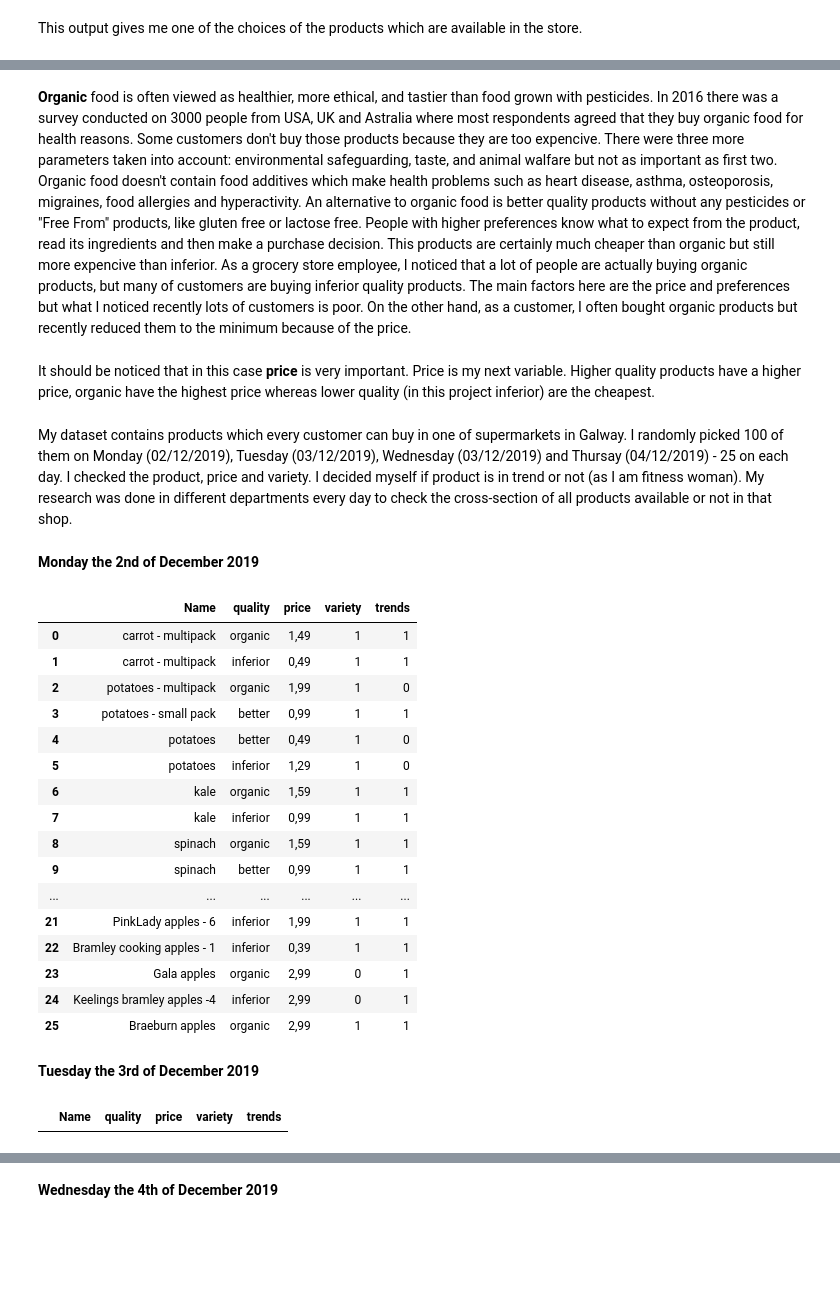
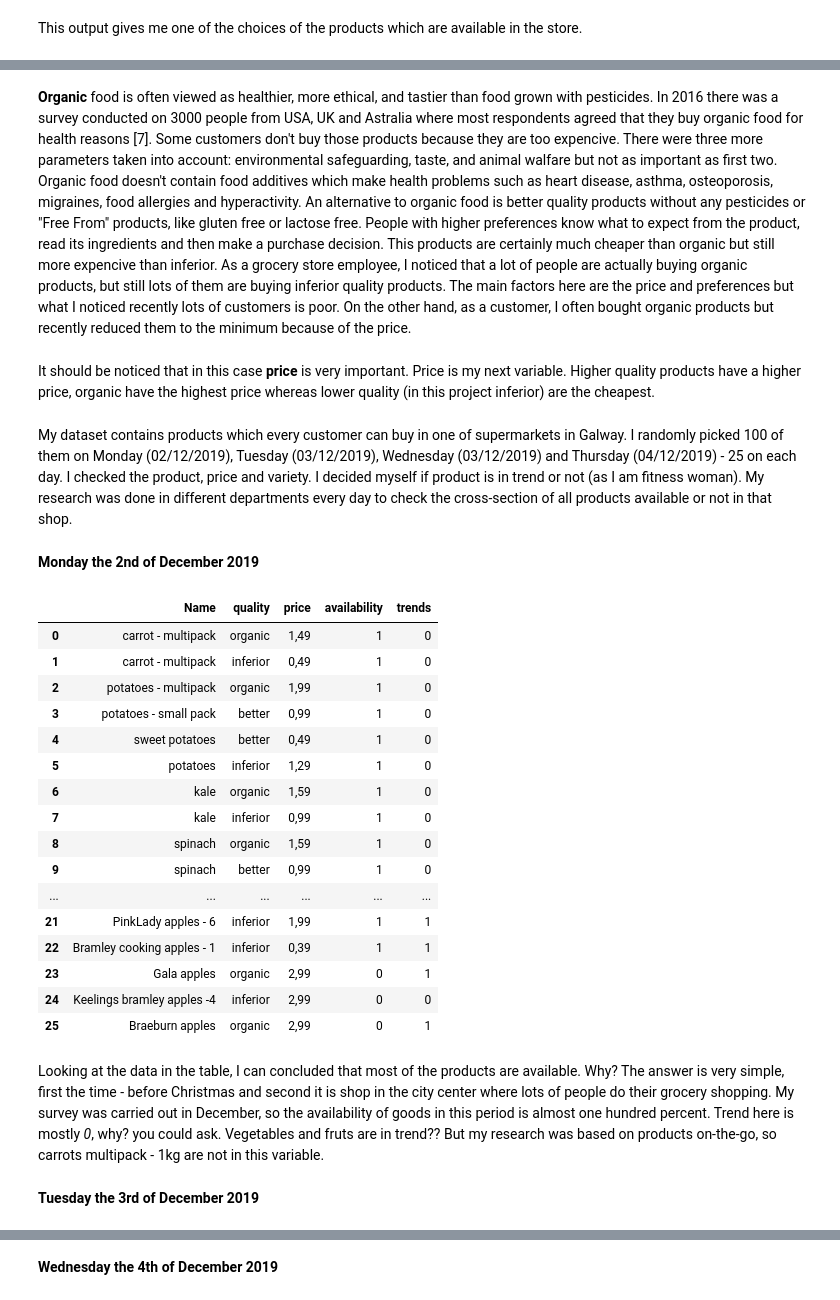
Before and after one commit to karolinaszafranbelzowska/grocery-shopping, a Jupyter notebook: grocery-shopping.ipynb, the cells around one changed output, grey strips where cells are left out. Cells and saved outputs as stored; diff of their text form; code cells hidden in the pictures; blank space fills up the shorter version.

Commit message:
grocery-shopping

```diff
--- a/grocery-shopping.ipynb
+++ b/grocery-shopping.ipynb
@@ -110,55 +89,52 @@ plt.show()
 # %% [markdown]
-**Organic** food is often viewed as healthier, more ethical, and tastier than food grown with pesticides. In 2016 there was a survey conducted on 3000 people from USA, UK and Astralia where most respondents agreed that they buy organic food for health reasons. Some customers don't buy those products because they are too expencive. There were three more parameters taken into account: environmental safeguarding, taste, and animal walfare but not as important as first two.
+**Organic** food is often viewed as healthier, more ethical, and tastier than food grown with pesticides. In 2016 there was a survey conducted on 3000 people from USA, UK and Astralia where most respondents agreed that they buy organic food for health reasons [7]. Some customers don't buy those products because they are too expencive. There were three more parameters taken into account: environmental safeguarding, taste, and animal walfare but not as important as first two.
 Organic food doesn't contain food additives which make health problems such as heart disease, asthma, osteoporosis, migraines, food allergies and hyperactivity.
 An alternative to organic food is better quality products without any pesticides or "Free From" products, like gluten free or lactose free. People with higher preferences know what to expect from the product, read its ingredients and then make a purchase decision. This products are certainly much cheaper than organic but still more expencive than inferior.
-As a grocery store employee, I noticed that a lot of people are actually buying organic products, but many of customers are buying inferior quality products. The main factors here are the price and preferences but what I noticed recently lots of customers is poor. On the other hand, as a customer, I often bought organic products but recently reduced them to the minimum because of the price.
+As a grocery store employee, I noticed that a lot of people are actually buying organic products, but still lots of them are buying inferior quality products. The main factors here are the price and preferences but what I noticed recently lots of customers is poor.
+On the other hand, as a customer, I often bought organic products but recently reduced them to the minimum because of the price.
 # %% [markdown]
 It should be noticed that in this case **price** is very important. Price is my next variable. Higher quality products have a higher price, organic have the highest price whereas lower quality (in this project inferior) are the cheapest.
 # %% [markdown]
-My dataset contains products which every customer can buy in one of supermarkets in Galway. I randomly picked 100 of them on Monday (02/12/2019), Tuesday (03/12/2019), Wednesday (03/12/2019) and Thursay (04/12/2019) - 25 on each day.
+My dataset contains products which every customer can buy in one of supermarkets in Galway. I randomly picked 100 of them on Monday (02/12/2019), Tuesday (03/12/2019), Wednesday (03/12/2019) and Thursday (04/12/2019) - 25 on each day.
 I checked the product, price and variety. I decided myself if product is in trend or not (as I am fitness woman). My research was done in different departments every day to check the cross-section of all products available or not in that shop.
 # %% [markdown]
 **Monday the 2nd of December 2019**
 # %%
 import pandas as pd
-data = [['carrot - multipack', 'organic', '1,49', 1, 1], ['carrot - multipack', 'inferior', '0,49', 1, 1],
-        ['potatoes - multipack', 'organic', '1,99', 1, 0], ['potatoes - small pack', 'better', '0,99', 1, 1],
-        ['potatoes', 'better', '0,49', 1, 0], ['potatoes', 'inferior', '1,29', 1, 0], ['kale', 'organic', '1,59', 1, 1],
-        ['kale', 'inferior', '0,99', 1, 1], ['spinach', 'organic', '1,59', 1, 1], ['spinach', 'better', '0,99', 1, 1],
+data = [['carrot - multipack', 'organic', '1,49', 1, 0], ['carrot - multipack', 'inferior', '0,49', 1, 0],
+        ['potatoes - multipack', 'organic', '1,99', 1, 0], ['potatoes - small pack', 'better', '0,99', 1, 0],
+        ['sweet potatoes', 'better', '0,49', 1, 0], ['potatoes', 'inferior', '1,29', 1, 0], ['kale', 'organic', '1,59', 1, 0],
+        ['kale', 'inferior', '0,99', 1, 0], ['spinach', 'organic', '1,59', 1, 0], ['spinach', 'better', '0,99', 1, 0],
         ['red seedless grapes', 'organic', '2,69', 1, 1], ['red seedless grapes', 'inferior', '1,59', 1, 1],
         ['white seedless grapes', 'inferior', '1,59', 1, 1], ['seeded white grapes', 'organic', '2,99', 1, 1],
-        ['unwaxed lemon', 'organic', '2,99', 1, 1], ['lemon', 'inferior', '0,99', 1, 1], ['broccoli', 'organic', '1,69', 0, 1],
-        ['leek- multipack', 'organic', '2,49', 1, 1], ['leek - single', 'inferior', '0,49', 1, 1],
-        ['celery', 'organic', '1,99', 0, 1], ['Gala apples - 4', 'inferior', '1,79', 1, 1],
+        ['unwaxed lemon', 'organic', '2,99', 1, 0], ['lemon', 'inferior', '0,99', 1, 0], ['broccoli', 'organic', '1,69', 0, 0],
+        ['leek- multipack', 'organic', '2,49', 1, 0], ['leek - single', 'inferior', '0,49', 1, 0],
+        ['celery', 'organic', '1,99', 1, 0], ['Gala apples - 4', 'inferior', '1,79', 1, 1],
         ['PinkLady apples - 6', 'inferior', '1,99', 1, 1], ['Bramley cooking apples - 1', 'inferior', '0,39', 1, 1],
-        ['Gala apples', 'organic', '2,99', 0, 1], ['Keelings bramley apples -4', 'inferior', '2,99', 0, 1],
-        ['Braeburn apples', 'organic', '2,99', 1, 1]]
-df = pd.DataFrame(data, columns = ['Name', 'quality', 'price', 'variety', 'trends'])
+        ['Gala apples', 'organic', '2,99', 0, 1], ['Keelings bramley apples -4', 'inferior', '2,99', 0, 0],
+        ['Braeburn apples', 'organic', '2,99', 0, 1]]
+df = pd.DataFrame(data, columns = ['Name', 'quality', 'price', 'availability', 'trends'])
 df
 # %% [output]
-|  | Name | quality | price | variety | trends |
-| 0 | carrot - multipack | organic | 1,49 | 1 | 1 |
-| 1 | carrot - multipack | inferior | 0,49 | 1 | 1 |
+|  | Name | quality | price | availability | trends |
+| 0 | carrot - multipack | organic | 1,49 | 1 | 0 |
+| 1 | carrot - multipack | inferior | 0,49 | 1 | 0 |
 | 2 | potatoes - multipack | organic | 1,99 | 1 | 0 |
-| 3 | potatoes - small pack | better | 0,99 | 1 | 1 |
-| 4 | potatoes | better | 0,49 | 1 | 0 |
+| 3 | potatoes - small pack | better | 0,99 | 1 | 0 |
+| 4 | sweet potatoes | better | 0,49 | 1 | 0 |
 | 5 | potatoes | inferior | 1,29 | 1 | 0 |
-| 6 | kale | organic | 1,59 | 1 | 1 |
-| 7 | kale | inferior | 0,99 | 1 | 1 |
-| 8 | spinach | organic | 1,59 | 1 | 1 |
-| 9 | spinach | better | 0,99 | 1 | 1 |
+| 6 | kale | organic | 1,59 | 1 | 0 |
+| 7 | kale | inferior | 0,99 | 1 | 0 |
+| 8 | spinach | organic | 1,59 | 1 | 0 |
+| 9 | spinach | better | 0,99 | 1 | 0 |
 | ... | ... | ... | ... | ... | ... |
 | 21 | PinkLady apples - 6 | inferior | 1,99 | 1 | 1 |
 | 22 | Bramley cooking apples - 1 | inferior | 0,39 | 1 | 1 |
 | 23 | Gala apples | organic | 2,99 | 0 | 1 |
-| 24 | Keelings bramley apples -4 | inferior | 2,99 | 0 | 1 |
-| 25 | Braeburn apples | organic | 2,99 | 1 | 1 |
+| 24 | Keelings bramley apples -4 | inferior | 2,99 | 0 | 0 |
+| 25 | Braeburn apples | organic | 2,99 | 0 | 1 |
+# %% [markdown]
+Looking at the data in the table, I can concluded that most of the products are available. Why? The answer is very simple, first the time - before Christmas and second it is shop in the city center where lots of people do their grocery shopping. My survey was carried out in December, so the availability of goods in this period is almost one hundred percent.
+Trend here is mostly _0_, why? you could ask. Vegetables and fruts are in trend?? But my research was based on products on-the-go, so carrots multipack - 1kg are not in this variable.
 # %% [markdown]
 **Tuesday the 3rd of December 2019**
-# %%
-import pandas as pd
-data2 = [    ]
-df2 = pd.DataFrame(data2, columns = ['Name', 'quality', 'price', 'variety', 'trends'])
-df2
-# %% [output]
-|  | Name | quality | price | variety | trends |
```
Also changed, not shown: parts of 10 cells of this notebook.
